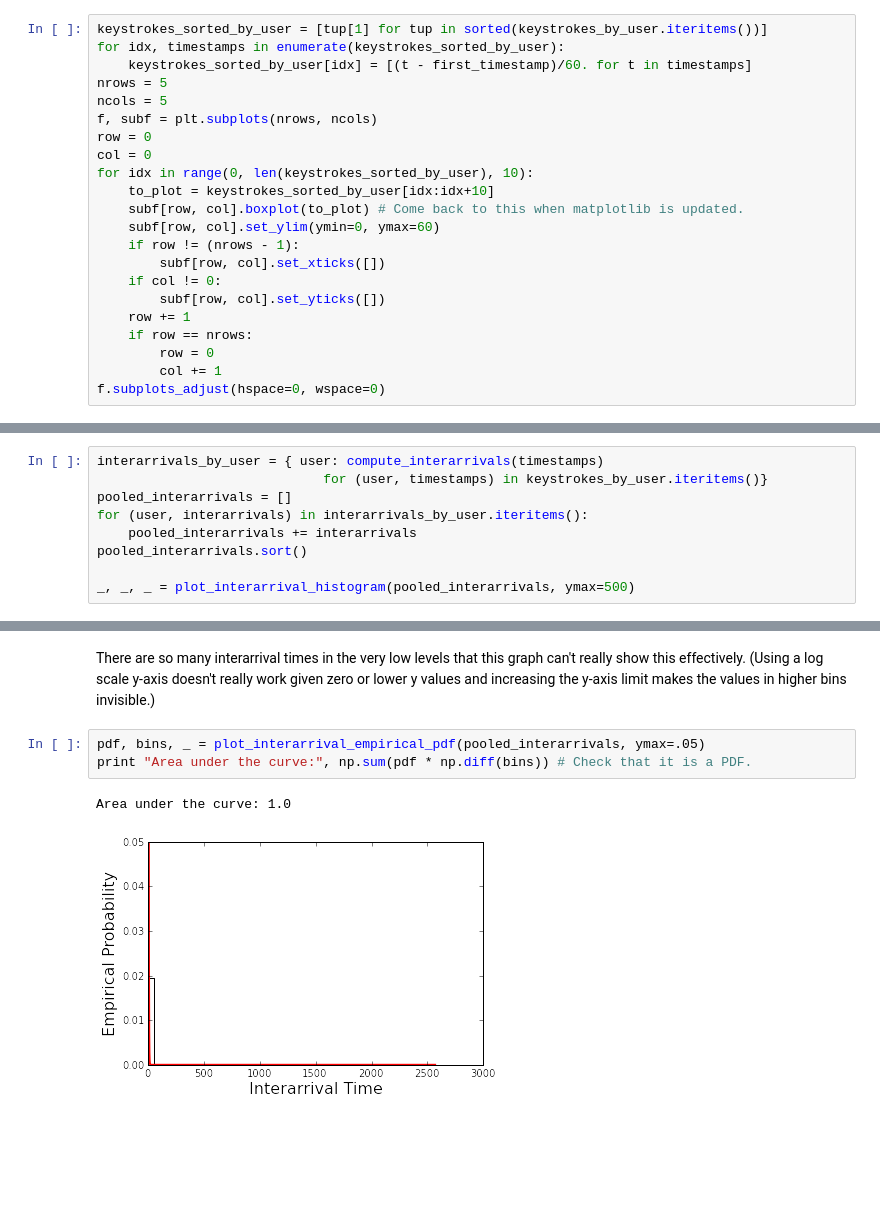
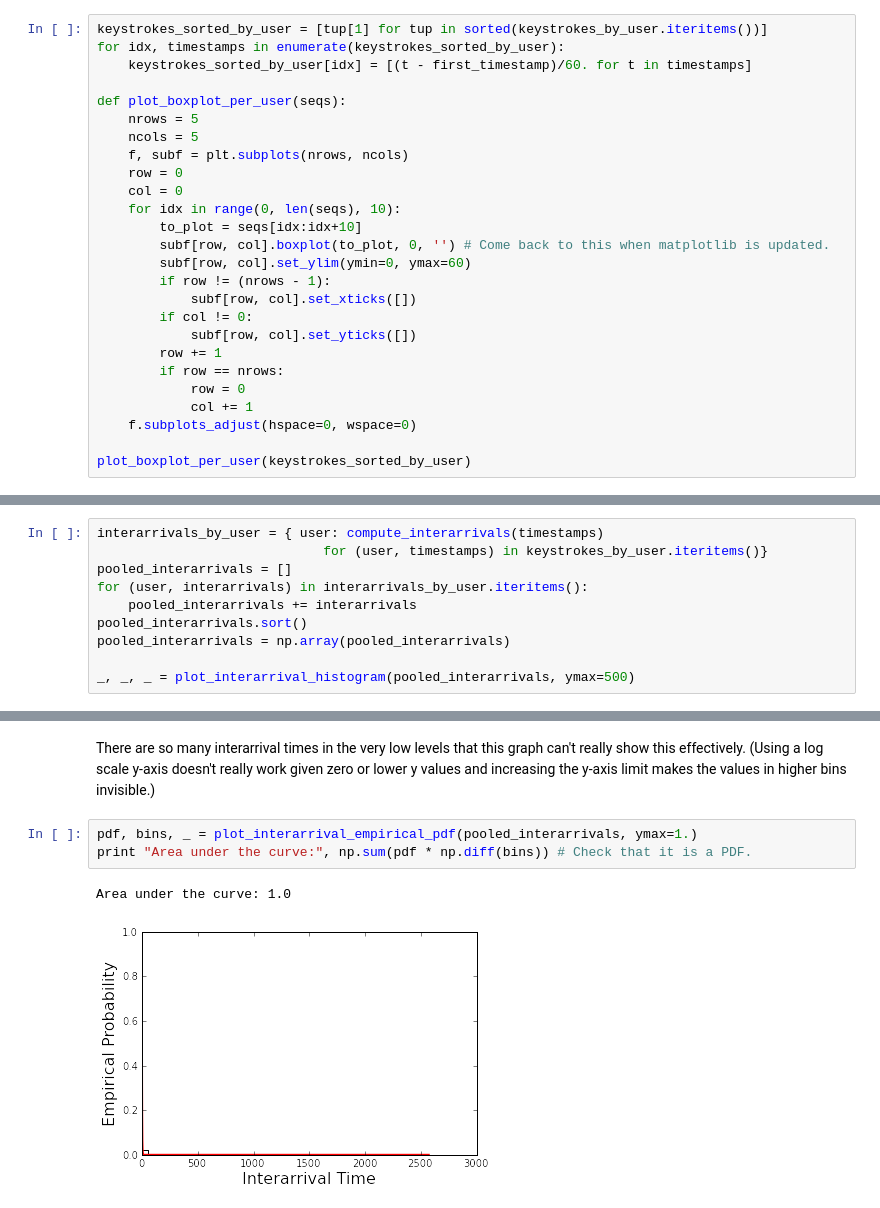
Before and after one commit to salspaugh/empirical-analysis, a Jupyter notebook: assignment1/assignment1.ipynb, the cells around one changed output, grey strips where cells are left out. Cells and saved outputs as stored; diff of their text form; blank space fills up the shorter version.

```diff
--- a/assignment1/assignment1.ipynb
+++ b/assignment1/assignment1.ipynb
@@ -84,22 +86,26 @@ _ = plt.xlim(xmin=0, xmax=duration_in_secs)
 keystrokes_sorted_by_user = [tup[1] for tup in sorted(keystrokes_by_user.iteritems())]
 for idx, timestamps in enumerate(keystrokes_sorted_by_user):
     keystrokes_sorted_by_user[idx] = [(t - first_timestamp)/60. for t in timestamps]
-nrows = 5
-ncols = 5
-f, subf = plt.subplots(nrows, ncols)
-row = 0
-col = 0
-for idx in range(0, len(keystrokes_sorted_by_user), 10):
-    to_plot = keystrokes_sorted_by_user[idx:idx+10]
-    subf[row, col].boxplot(to_plot) # Come back to this when matplotlib is updated.
-    subf[row, col].set_ylim(ymin=0, ymax=60)
-    if row != (nrows - 1):
-        subf[row, col].set_xticks([])
-    if col != 0:
-        subf[row, col].set_yticks([])
-    row += 1
-    if row == nrows:
-        row = 0
-        col += 1
-f.subplots_adjust(hspace=0, wspace=0)
+
+def plot_boxplot_per_user(seqs):
+    nrows = 5
+    ncols = 5
+    f, subf = plt.subplots(nrows, ncols)
+    row = 0
+    col = 0
+    for idx in range(0, len(seqs), 10):
+        to_plot = seqs[idx:idx+10]
+        subf[row, col].boxplot(to_plot, 0, '') # Come back to this when matplotlib is updated.
+        subf[row, col].set_ylim(ymin=0, ymax=60)
+        if row != (nrows - 1):
+            subf[row, col].set_xticks([])
+        if col != 0:
+            subf[row, col].set_yticks([])
+        row += 1
+        if row == nrows:
+            row = 0
+            col += 1
+    f.subplots_adjust(hspace=0, wspace=0)
+
+plot_boxplot_per_user(keystrokes_sorted_by_user)
 # %% [output]
@@ -328,6 +334,7 @@ pooled_interarrivals = []
 for (user, interarrivals) in interarrivals_by_user.iteritems():
     pooled_interarrivals += interarrivals
 pooled_interarrivals.sort()
+pooled_interarrivals = np.array(pooled_interarrivals)
 
 _, _, _ = plot_interarrival_histogram(pooled_interarrivals, ymax=500)
 # %% [output]
@@ -335,8 +342,8 @@ _, _, _ = plot_interarrival_histogram(pooled_interarrivals, ymax=500)
 # %% [markdown]
 There are so many interarrival times in the very low levels that this graph can't really show this effectively. (Using  a log scale y-axis doesn't really work given zero or lower y values and increasing the y-axis limit makes the values in higher bins invisible.)
 # %%
-pdf, bins, _ = plot_interarrival_empirical_pdf(pooled_interarrivals, ymax=.05)
+pdf, bins, _ = plot_interarrival_empirical_pdf(pooled_interarrivals, ymax=1.)
 print "Area under the curve:", np.sum(pdf * np.diff(bins)) # Check that it is a PDF.
 # %% [output]
 Area under the curve: 1.0
-[figure, old version]
+[figure, new version]
```
Also changed, not shown: parts of 23 cells of this notebook.
